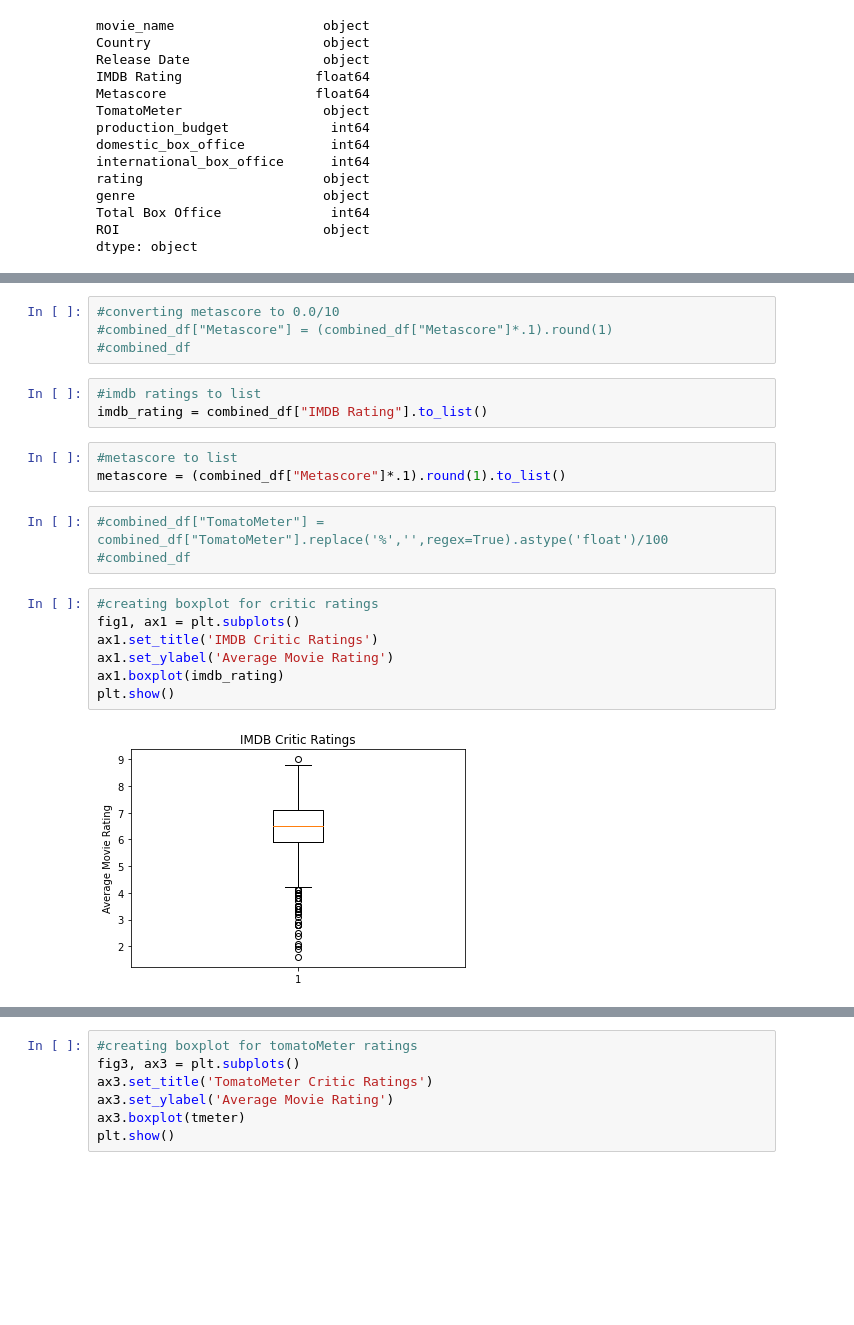
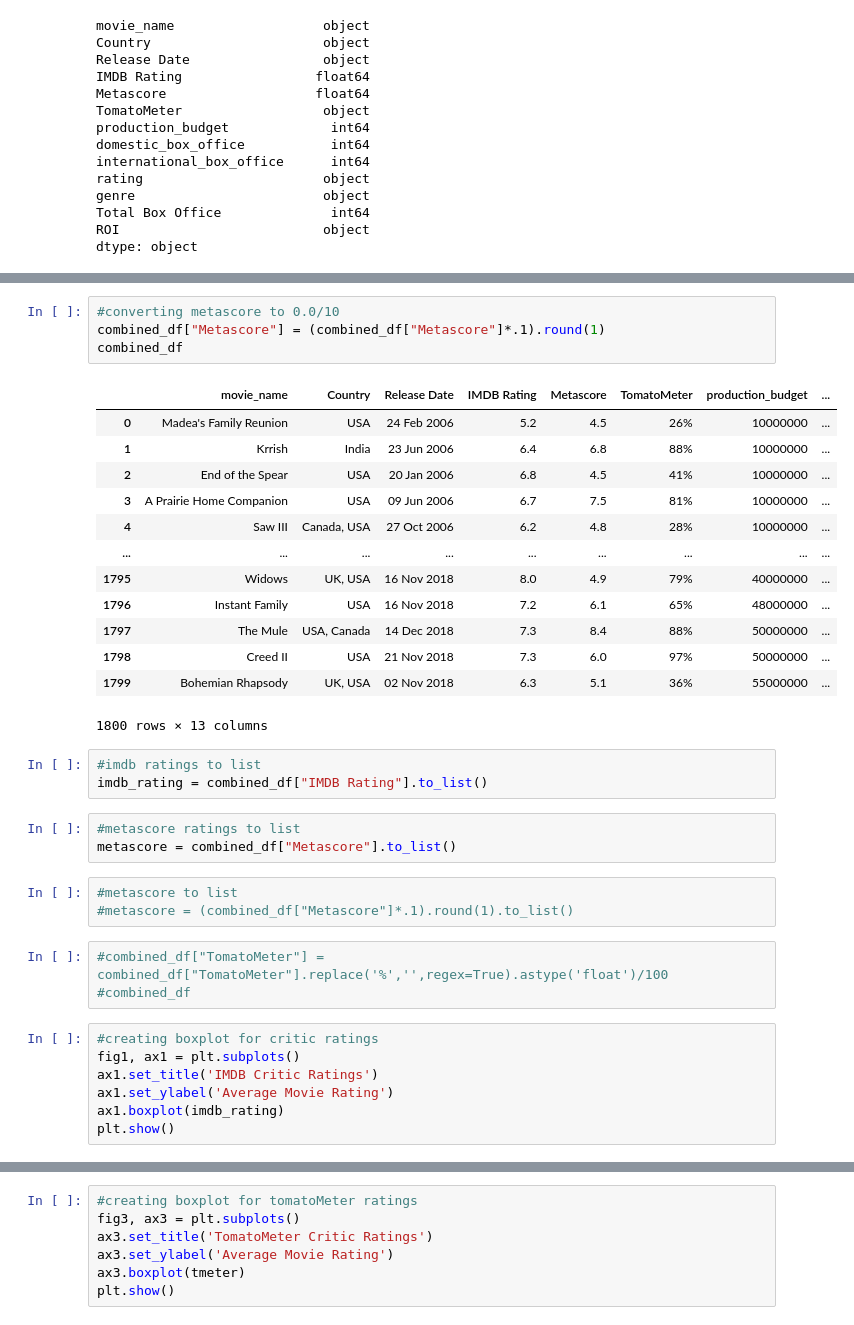
Before and after one commit to cspence001/Boxoffice_Project, a Jupyter notebook: analysis_critic_ratings.ipynb, the cells around one changed output, grey strips where cells are left out. Saved outputs shown, nothing was run; the diff lists cells and outputs as text; blank space fills up the shorter version.

```diff
--- a/analysis_critic_ratings.ipynb
+++ b/analysis_critic_ratings.ipynb
@@ -44,13 +61,30 @@ dtype: object
 # %%
 #converting metascore to 0.0/10
-#combined_df["Metascore"] = (combined_df["Metascore"]*.1).round(1)
-#combined_df
+combined_df["Metascore"] = (combined_df["Metascore"]*.1).round(1)
+combined_df
+# %% [output]
+|  | movie_name | Country | Release Date | IMDB Rating | Metascore | TomatoMeter | production_budget | ... |
+| 0 | Madea's Family Reunion | USA | 24 Feb 2006 | 5.2 | 4.5 | 26% | 10000000 | ... |
+| 1 | Krrish | India | 23 Jun 2006 | 6.4 | 6.8 | 88% | 10000000 | ... |
+| 2 | End of the Spear | USA | 20 Jan 2006 | 6.8 | 4.5 | 41% | 10000000 | ... |
+| 3 | A Prairie Home Companion | USA | 09 Jun 2006 | 6.7 | 7.5 | 81% | 10000000 | ... |
+| 4 | Saw III | Canada, USA | 27 Oct 2006 | 6.2 | 4.8 | 28% | 10000000 | ... |
+| ... | ... | ... | ... | ... | ... | ... | ... | ... |
+| 1795 | Widows | UK, USA | 16 Nov 2018 | 8.0 | 4.9 | 79% | 40000000 | ... |
+| 1796 | Instant Family | USA | 16 Nov 2018 | 7.2 | 6.1 | 65% | 48000000 | ... |
+| 1797 | The Mule | USA, Canada | 14 Dec 2018 | 7.3 | 8.4 | 88% | 50000000 | ... |
+| 1798 | Creed II | USA | 21 Nov 2018 | 7.3 | 6.0 | 97% | 50000000 | ... |
+| 1799 | Bohemian Rhapsody | UK, USA | 02 Nov 2018 | 6.3 | 5.1 | 36% | 55000000 | ... |
+1800 rows × 13 columns
 # %%
 #imdb ratings to list
 imdb_rating = combined_df["IMDB Rating"].to_list()
+# %%
+#metascore ratings to list
+metascore = combined_df["Metascore"].to_list()
 # %%
 #metascore to list
-metascore = (combined_df["Metascore"]*.1).round(1).to_list()
+#metascore = (combined_df["Metascore"]*.1).round(1).to_list()
 # %%
 #combined_df["TomatoMeter"] = combined_df["TomatoMeter"].replace('%','',regex=True).astype('float')/100
 #combined_df
@@ -61,8 +95,6 @@ ax1.set_title('IMDB Critic Ratings')
 ax1.set_ylabel('Average Movie Rating')
 ax1.boxplot(imdb_rating)
 plt.show()
-# %% [output]
-[figure, removed]
 # %%
 #creating boxplot for critic ratings
 fig2, ax2 = plt.subplots()
```
Also changed, not shown: parts of 2 cells of this notebook, 3 other files.
